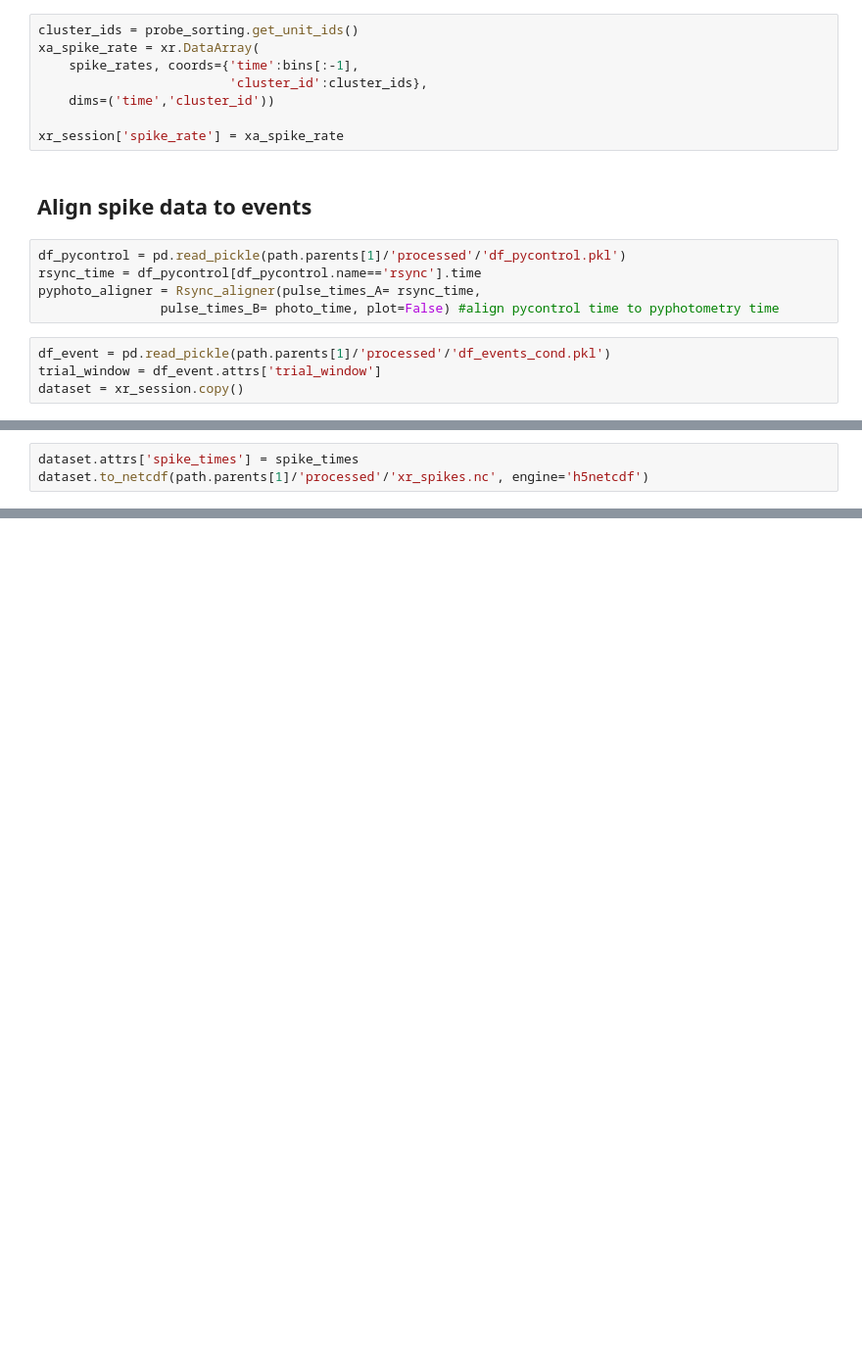
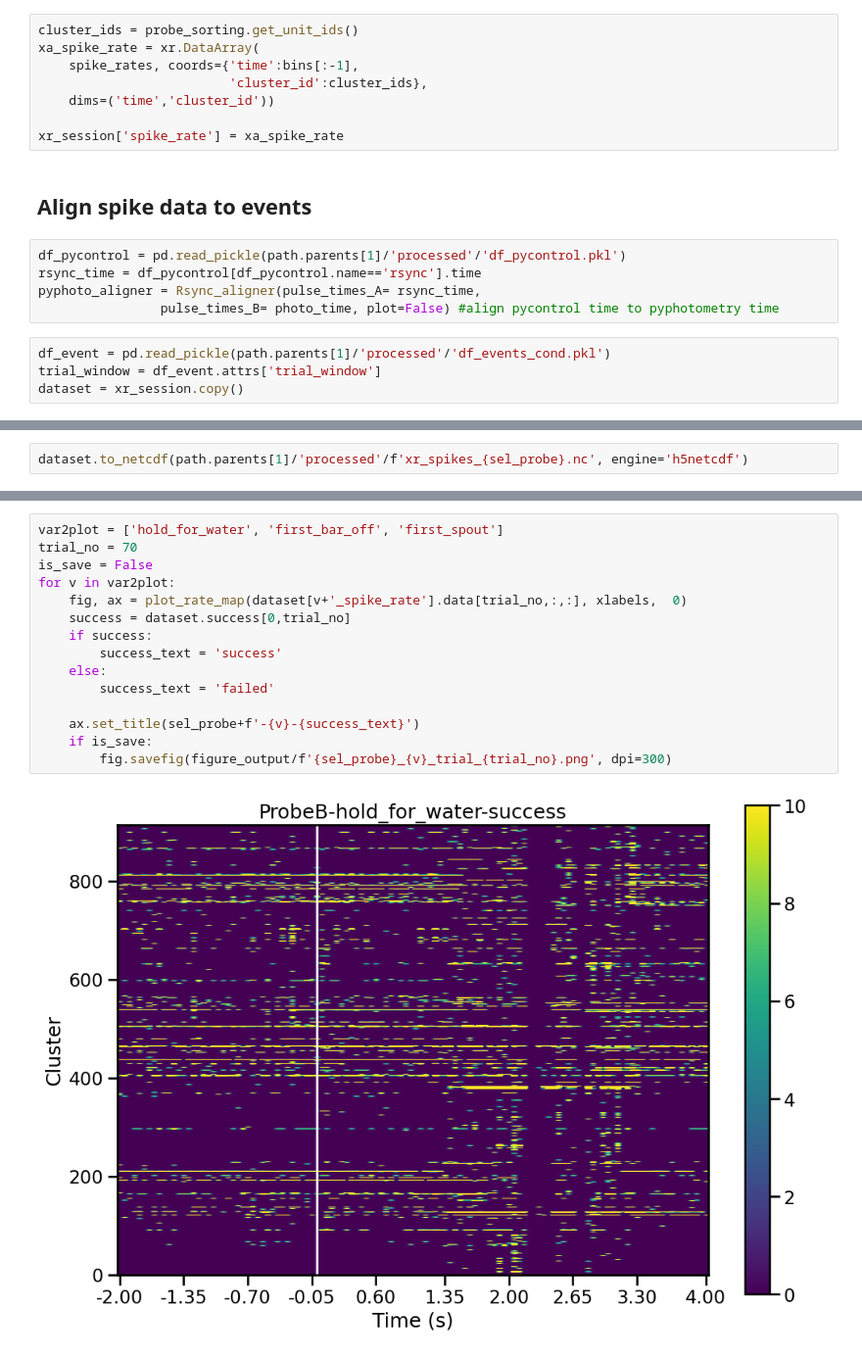
Before and after one commit to Magill-ASAP-team/trialexp, a Jupyter notebook: notebooks/workflow/Spike sync.ipynb, the cells around one changed output, grey strips where cells are left out. Shown at 98% size. Drawn from its saved outputs; the diff is of its cells as text; blank space fills up the shorter version.

```diff
--- a/notebooks/workflow/Spike sync.ipynb
+++ b/notebooks/workflow/Spike sync.ipynb
@@ -140,3 +185,2 @@ add_event_data(df_event, event_filters.get_first_spout, trial_window,
 # %%
-dataset.attrs['spike_times'] = spike_times
-dataset.to_netcdf(path.parents[1]/'processed'/'xr_spikes.nc', engine='h5netcdf')
+dataset.to_netcdf(path.parents[1]/'processed'/f'xr_spikes_{sel_probe}.nc', engine='h5netcdf')
@@ -144,0 +225,17 @@ plt.plot(dataset['hold_for_water_analog_1_df_over_f'].data[0,:,:].T);
+# %%
+var2plot = ['hold_for_water', 'first_bar_off', 'first_spout']
+trial_no = 70
+is_save = False
+for v in var2plot:
+    fig, ax = plot_rate_map(dataset[v+'_spike_rate'].data[trial_no,:,:], xlabels,  0)
+    success = dataset.success[0,trial_no]
+    if success:
+        success_text = 'success'
+    else:
+        success_text = 'failed'
+
+    ax.set_title(sel_probe+f'-{v}-{success_text}')
+    if is_save:
+        fig.savefig(figure_output/f'{sel_probe}_{v}_trial_{trial_no}.png', dpi=300)
+# %% [output]
+[figure, added]
```
Also changed, not shown: parts of 23 cells of this notebook.
